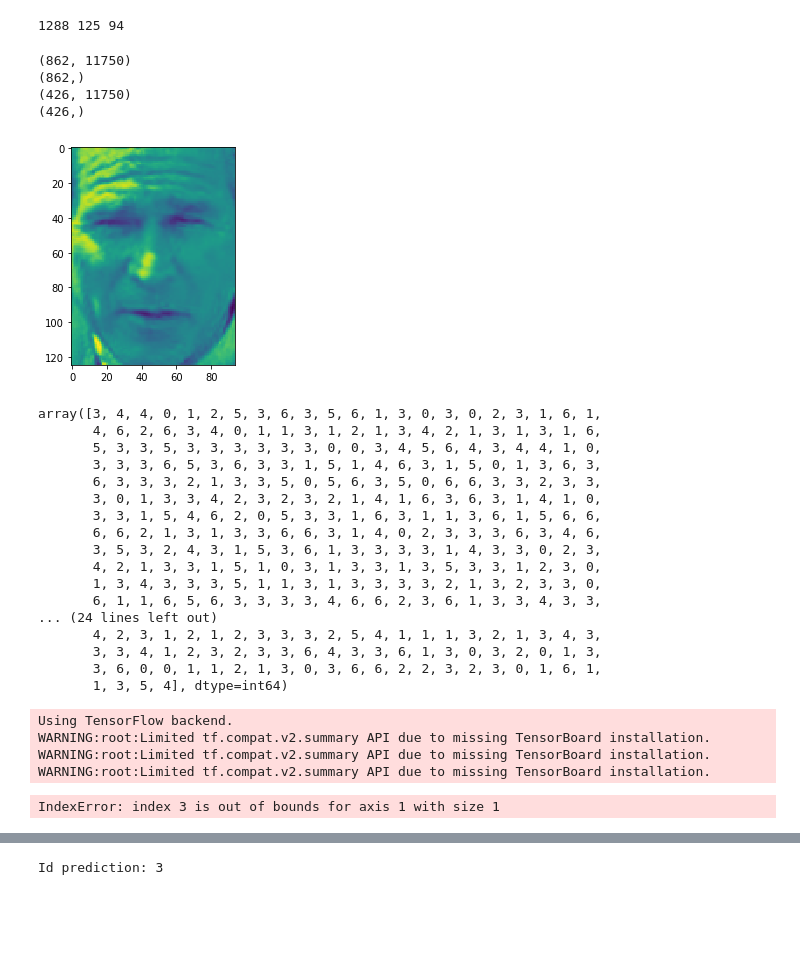
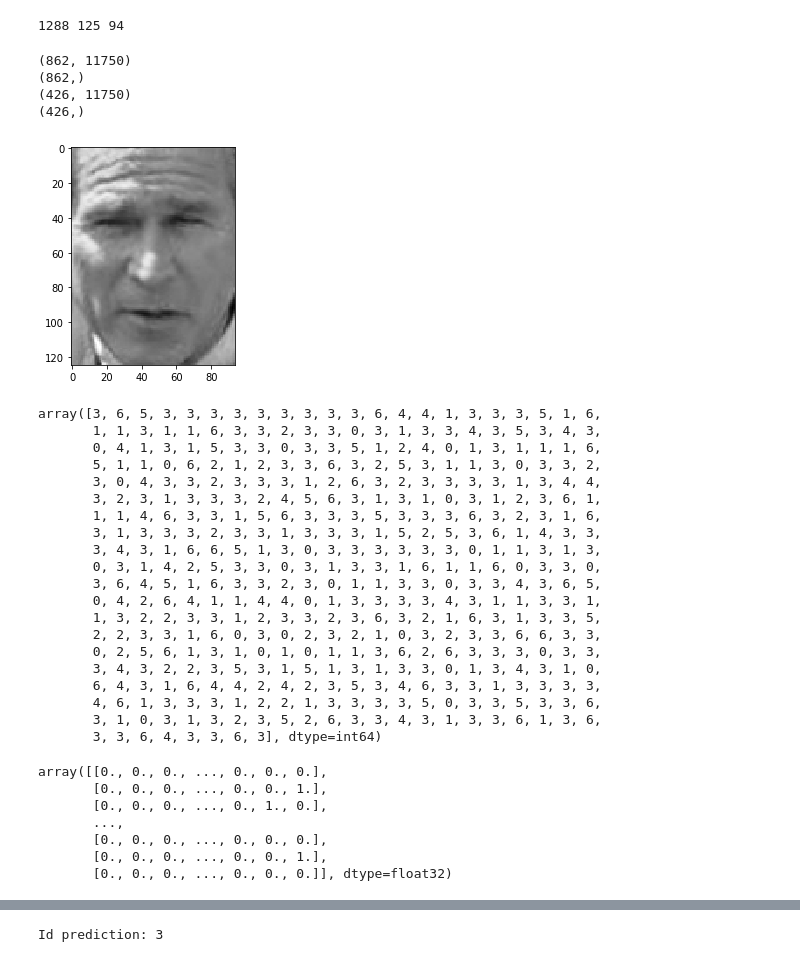
Before and after one commit to Mutestock/face_recog_project, a Jupyter notebook: Face_learning_model/Convolutional network.ipynb, the cells around one changed output, grey strips where cells are left out. Cells and saved outputs as stored; diff of their text form; code cells hidden in the pictures; blank space fills up the shorter version.

```diff
--- a/Face_learning_model/Convolutional network.ipynb
+++ b/Face_learning_model/Convolutional network.ipynb
@@ -17,77 +17,75 @@ x_train, x_test, y_train, y_test = train_test_split(X, Y, test_size=0.33, random
 # %% [output]
 1288 125 94
 # %%
-#x_train = tf.keras.utils.normalize(x_train, axis=1)
-#x_test = tf.keras.utils.normalize(x_test, axis=1)
-
 print(x_train.shape)
 print(y_train.shape)
 
 print(x_test.shape)
 print(y_test.shape)
 
 x_train = x_train.reshape(x_train.shape[0],h,w,1)
-
 x_train = x_train.astype('float32')
 x_train = x_train/255
 
 x_test = x_test.reshape(x_test.shape[0],h,w,1)
 x_test = x_test.astype('float32')
 x_test = x_test/255
 
-#y_train = np.array([[x] for x in y_train])
-#y_test = np.array([[x] for x in y_test])
-
-#y_train = np.where(y_train == 1, 1, 0)
-#y_test = np.where(y_test == 1, 1, 0)
-
 x,y,r = x_test[5].shape
-plt.imshow(x_test[5].reshape(x,y))
+plt.imshow(x_test[5].reshape(x,y), cmap='gray')
 plt.show()
-
-y_train
+y_test
 # %% [output]
 (862, 11750)
 (862,)
 (426, 11750)
 (426,)
-[figure, old version]
+[figure, new version]
-array([3, 4, 4, 0, 1, 2, 5, 3, 6, 3, 5, 6, 1, 3, 0, 3, 0, 2, 3, 1, 6, 1,
-       4, 6, 2, 6, 3, 4, 0, 1, 1, 3, 1, 2, 1, 3, 4, 2, 1, 3, 1, 3, 1, 6,
-       5, 3, 3, 5, 3, 3, 3, 3, 3, 3, 0, 0, 3, 4, 5, 6, 4, 3, 4, 4, 1, 0,
-       3, 3, 3, 6, 5, 3, 6, 3, 3, 1, 5, 1, 4, 6, 3, 1, 5, 0, 1, 3, 6, 3,
-       6, 3, 3, 3, 2, 1, 3, 3, 5, 0, 5, 6, 3, 5, 0, 6, 6, 3, 3, 2, 3, 3,
-       3, 0, 1, 3, 3, 4, 2, 3, 2, 3, 2, 1, 4, 1, 6, 3, 6, 3, 1, 4, 1, 0,
-       3, 3, 1, 5, 4, 6, 2, 0, 5, 3, 3, 1, 6, 3, 1, 1, 3, 6, 1, 5, 6, 6,
-       6, 6, 2, 1, 3, 1, 3, 3, 6, 6, 3, 1, 4, 0, 2, 3, 3, 3, 6, 3, 4, 6,
-       3, 5, 3, 2, 4, 3, 1, 5, 3, 6, 1, 3, 3, 3, 3, 1, 4, 3, 3, 0, 2, 3,
-       4, 2, 1, 3, 3, 1, 5, 1, 0, 3, 1, 3, 3, 1, 3, 5, 3, 3, 1, 2, 3, 0,
-       1, 3, 4, 3, 3, 3, 5, 1, 1, 3, 1, 3, 3, 3, 3, 2, 1, 3, 2, 3, 3, 0,
-       6, 1, 1, 6, 5, 6, 3, 3, 3, 3, 4, 6, 6, 2, 3, 6, 1, 3, 3, 4, 3, 3,
-... (24 lines left out)
-       4, 2, 3, 1, 2, 1, 2, 3, 3, 3, 2, 5, 4, 1, 1, 1, 3, 2, 1, 3, 4, 3,
-       3, 3, 4, 1, 2, 3, 2, 3, 3, 6, 4, 3, 3, 6, 1, 3, 0, 3, 2, 0, 1, 3,
-       3, 6, 0, 0, 1, 1, 2, 1, 3, 0, 3, 6, 6, 2, 2, 3, 2, 3, 0, 1, 6, 1,
-       1, 3, 5, 4], dtype=int64)
+array([3, 6, 5, 3, 3, 3, 3, 3, 3, 3, 3, 3, 6, 4, 4, 1, 3, 3, 3, 5, 1, 6,
+       1, 1, 3, 1, 1, 6, 3, 3, 2, 3, 3, 0, 3, 1, 3, 3, 4, 3, 5, 3, 4, 3,
+       0, 4, 1, 3, 1, 5, 3, 3, 0, 3, 3, 5, 1, 2, 4, 0, 1, 3, 1, 1, 1, 6,
+       5, 1, 1, 0, 6, 2, 1, 2, 3, 3, 6, 3, 2, 5, 3, 1, 1, 3, 0, 3, 3, 2,
+       3, 0, 4, 3, 3, 2, 3, 3, 3, 1, 2, 6, 3, 2, 3, 3, 3, 3, 1, 3, 4, 4,
+       3, 2, 3, 1, 3, 3, 3, 2, 4, 5, 6, 3, 1, 3, 1, 0, 3, 1, 2, 3, 6, 1,
+       1, 1, 4, 6, 3, 3, 1, 5, 6, 3, 3, 3, 5, 3, 3, 3, 6, 3, 2, 3, 1, 6,
+       3, 1, 3, 3, 3, 2, 3, 3, 1, 3, 3, 3, 1, 5, 2, 5, 3, 6, 1, 4, 3, 3,
+       3, 4, 3, 1, 6, 6, 5, 1, 3, 0, 3, 3, 3, 3, 3, 3, 0, 1, 1, 3, 1, 3,
+       0, 3, 1, 4, 2, 5, 3, 3, 0, 3, 1, 3, 3, 1, 6, 1, 1, 6, 0, 3, 3, 0,
+       3, 6, 4, 5, 1, 6, 3, 3, 2, 3, 0, 1, 1, 3, 3, 0, 3, 3, 4, 3, 6, 5,
+       0, 4, 2, 6, 4, 1, 1, 4, 4, 0, 1, 3, 3, 3, 3, 4, 3, 1, 1, 3, 3, 1,
+       1, 3, 2, 2, 3, 3, 1, 2, 3, 3, 2, 3, 6, 3, 2, 1, 6, 3, 1, 3, 3, 5,
+       2, 2, 3, 3, 1, 6, 0, 3, 0, 2, 3, 2, 1, 0, 3, 2, 3, 3, 6, 6, 3, 3,
+       0, 2, 5, 6, 1, 3, 1, 0, 1, 0, 1, 1, 3, 6, 2, 6, 3, 3, 3, 0, 3, 3,
+       3, 4, 3, 2, 2, 3, 5, 3, 1, 5, 1, 3, 1, 3, 3, 0, 1, 3, 4, 3, 1, 0,
+       6, 4, 3, 1, 6, 4, 4, 2, 4, 2, 3, 5, 3, 4, 6, 3, 3, 1, 3, 3, 3, 3,
+       4, 6, 1, 3, 3, 3, 1, 2, 2, 1, 3, 3, 3, 3, 5, 0, 3, 3, 5, 3, 3, 6,
+       3, 1, 0, 3, 1, 3, 2, 3, 5, 2, 6, 3, 3, 4, 3, 1, 3, 3, 6, 1, 3, 6,
+       3, 3, 6, 4, 3, 3, 6, 3], dtype=int64)
 # %%
-#One-hot encoding
 from keras.utils import to_categorical
 
 classes = {
-  1: 'target1'
+  0: 'target0',
+    1: 'target1',
+    2: 'target2',
+    3: 'target3',
+    4: 'target4',
+    5: 'target5',
+    6: 'target6'
 }
 
 num_classes = len(classes)
-
 y_train = to_categorical(y_train,num_classes)
 y_test = to_categorical(y_test,num_classes)
-y_train
+y_test
 # %% [output]
-Using TensorFlow backend.
-WARNING:root:Limited tf.compat.v2.summary API due to missing TensorBoard installation.
-WARNING:root:Limited tf.compat.v2.summary API due to missing TensorBoard installation.
-WARNING:root:Limited tf.compat.v2.summary API due to missing TensorBoard installation.
+array([[0., 0., 0., ..., 0., 0., 0.],
+       [0., 0., 0., ..., 0., 0., 1.],
+       [0., 0., 0., ..., 0., 1., 0.],
+       ...,
+       [0., 0., 0., ..., 0., 0., 0.],
+       [0., 0., 0., ..., 0., 0., 1.],
+       [0., 0., 0., ..., 0., 0., 0.]], dtype=float32)
-IndexError: index 3 is out of bounds for axis 1 with size 1
 # %%
 from keras import models
 from keras import layers
```
Also changed, not shown: parts of 6 cells of this notebook.
